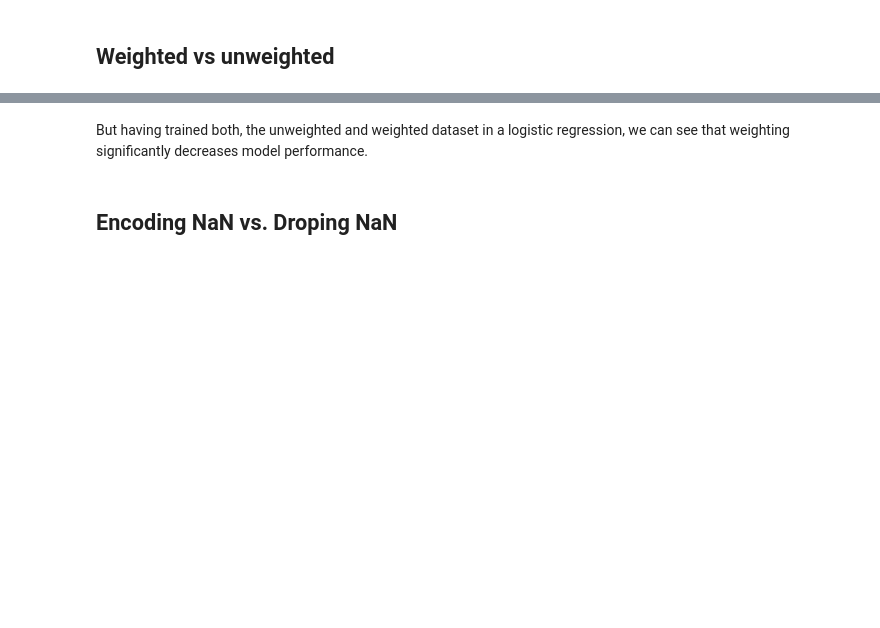
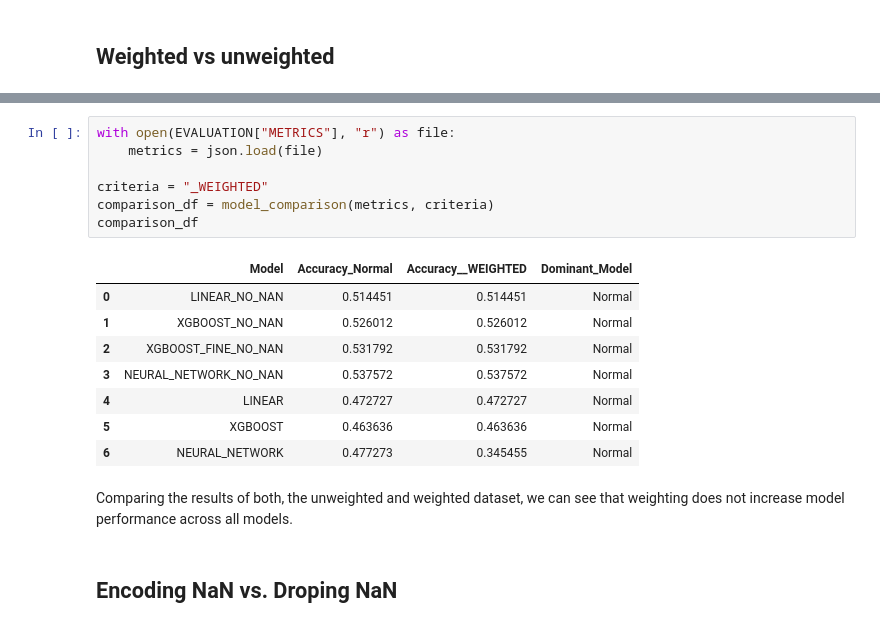
Before and after one commit to ChrisTho23/Gen2PhenMini, a Jupyter notebook: src/helper.ipynb, the cells around one changed output, grey strips where cells are left out. Cells and saved outputs as stored; diff of their text form; blank space fills up the shorter version.

```diff
--- a/src/helper.ipynb
+++ b/src/helper.ipynb
@@ -252,4 +231,20 @@ df_selected_columns
+# %%
+with open(EVALUATION["METRICS"], "r") as file:
+    metrics = json.load(file)
+
+criteria = "_WEIGHTED"
+comparison_df = model_comparison(metrics, criteria)
+comparison_df
+# %% [output]
+|  | Model | Accuracy_Normal | Accuracy__WEIGHTED | Dominant_Model |
+| 0 | LINEAR_NO_NAN | 0.514451 | 0.514451 | Normal |
+| 1 | XGBOOST_NO_NAN | 0.526012 | 0.526012 | Normal |
+| 2 | XGBOOST_FINE_NO_NAN | 0.531792 | 0.531792 | Normal |
+| 3 | NEURAL_NETWORK_NO_NAN | 0.537572 | 0.537572 | Normal |
+| 4 | LINEAR | 0.472727 | 0.472727 | Normal |
+| 5 | XGBOOST | 0.463636 | 0.463636 | Normal |
+| 6 | NEURAL_NETWORK | 0.477273 | 0.345455 | Normal |
 # %% [markdown]
-But having trained both, the unweighted and weighted dataset in a logistic regression, we can see that weighting significantly decreases model performance.
+Comparing the results of both, the unweighted and weighted dataset, we can see that weighting does not increase model performance across all models.
 # %% [markdown]
 ## Encoding NaN vs. Droping NaN
```
Also changed, not shown: parts of 6 cells of this notebook, 4 other files.
